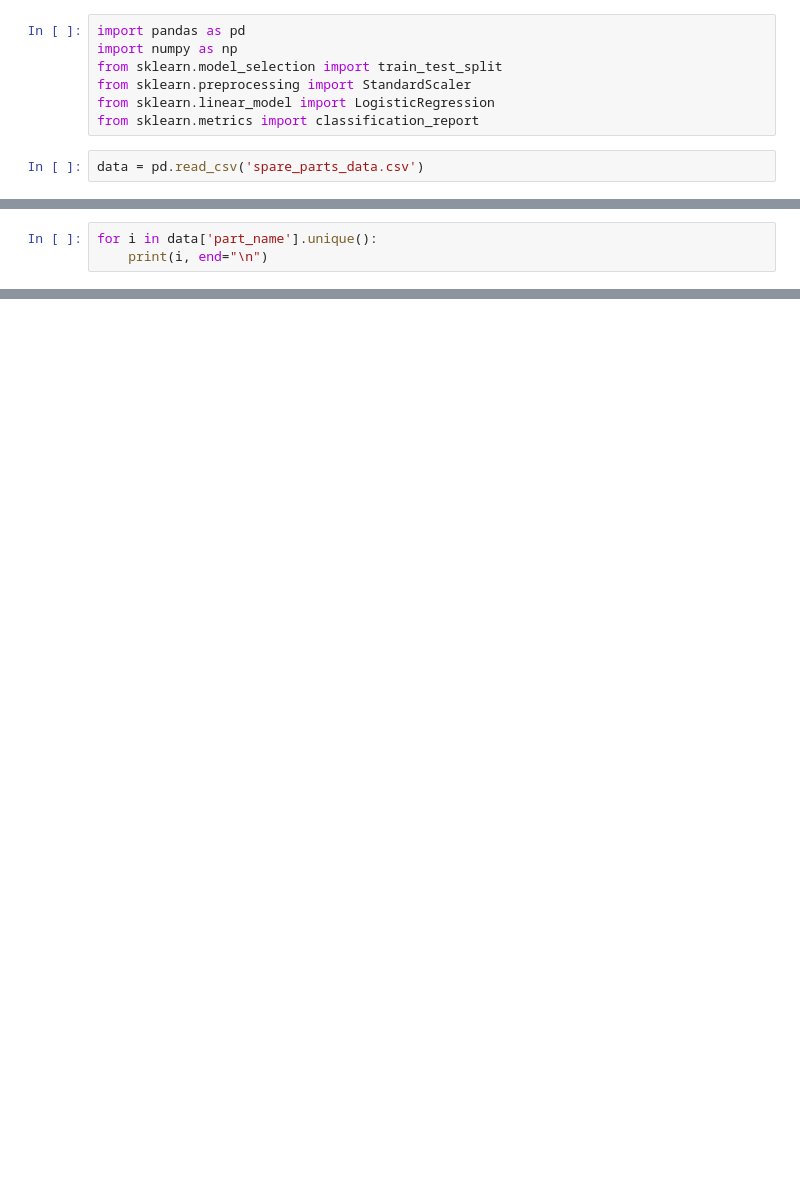
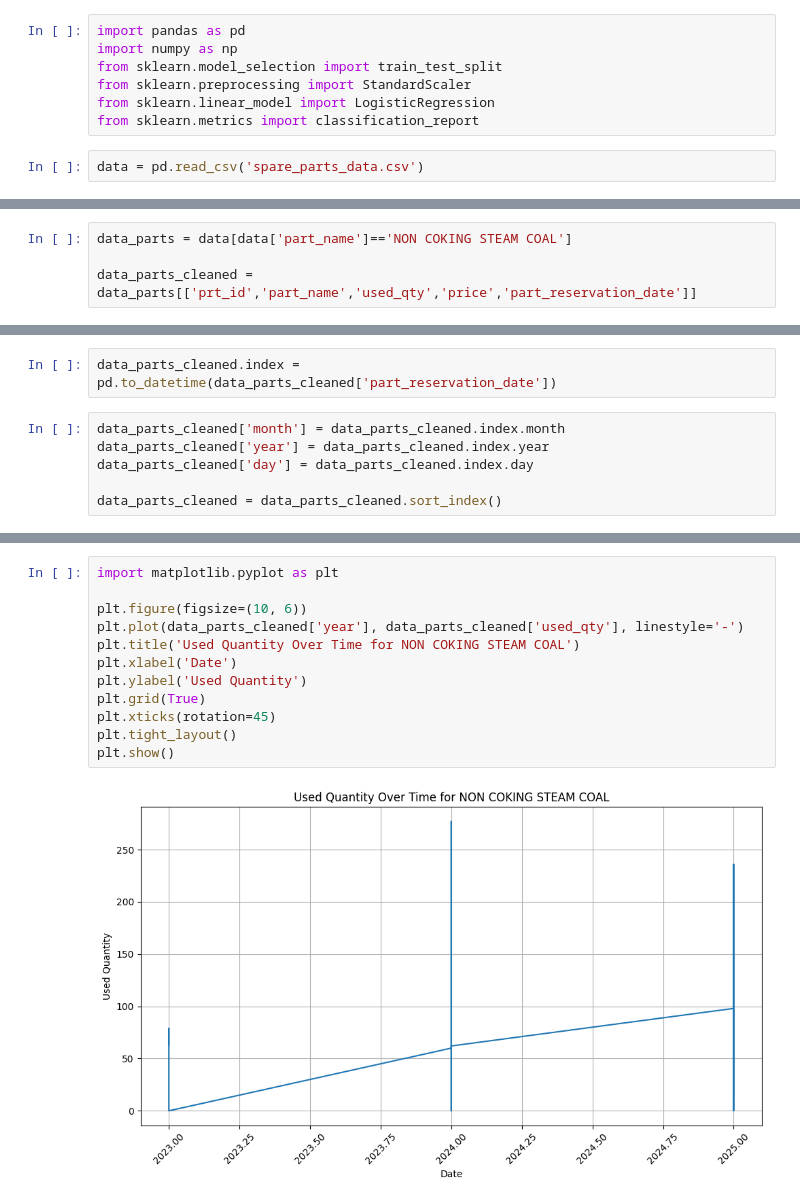
Before and after one commit to kishore-MW/spare_forecasting, a Jupyter notebook: Forecasting.ipynb, the cells around one changed output, grey strips where cells are left out. Saved outputs shown, nothing was run; the diff lists cells and outputs as text; blank space fills up the shorter version.

```diff
--- a/Forecasting.ipynb
+++ b/Forecasting.ipynb
@@ -17,5 +17,6 @@ data.head()
 | 3 | 83871 | Take-up unit stud M30 x 1000mm 10... | 1.0 | 0086675625 | 595.00 | WO0635786 | 1007-MIXR-BN5 | ... |
 | 4 | 24215 | Seal Kit FOR SMO (125x70x500) | 2.0 | 0088790096 | 4095.00 | WO0673948 | 1007-TBCU-CUR-TR3 | ... |
 # %%
-for i in data['part_name'].unique():
-    print(i, end="\n")
+data_parts = data[data['part_name']=='NON COKING STEAM COAL']
+
+data_parts_cleaned = data_parts[['prt_id','part_name','used_qty','price','part_reservation_date']]
@@ -64,0 +23,8 @@ lis
+# %%
+data_parts_cleaned.index = pd.to_datetime(data_parts_cleaned['part_reservation_date'])
+# %%
+data_parts_cleaned['month'] = data_parts_cleaned.index.month
+data_parts_cleaned['year'] = data_parts_cleaned.index.year
+data_parts_cleaned['day'] = data_parts_cleaned.index.day
+
+data_parts_cleaned = data_parts_cleaned.sort_index()
@@ -64,0 +64,14 @@ lis
+# %%
+import matplotlib.pyplot as plt
+
+plt.figure(figsize=(10, 6))
+plt.plot(data_parts_cleaned['year'], data_parts_cleaned['used_qty'], linestyle='-')
+plt.title('Used Quantity Over Time for NON COKING STEAM COAL')
+plt.xlabel('Date')
+plt.ylabel('Used Quantity')
+plt.grid(True)
+plt.xticks(rotation=45)
+plt.tight_layout()
+plt.show()
+# %% [output]
+[figure, added]
```
Also changed, not shown: parts of 5 cells of this notebook.
